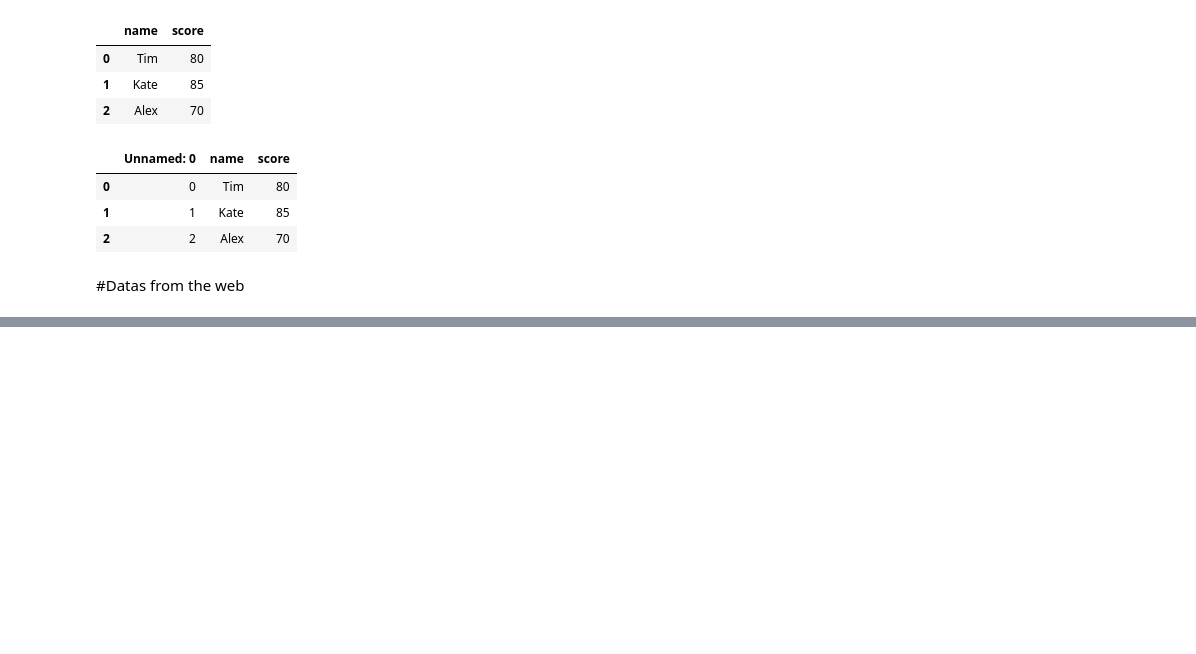
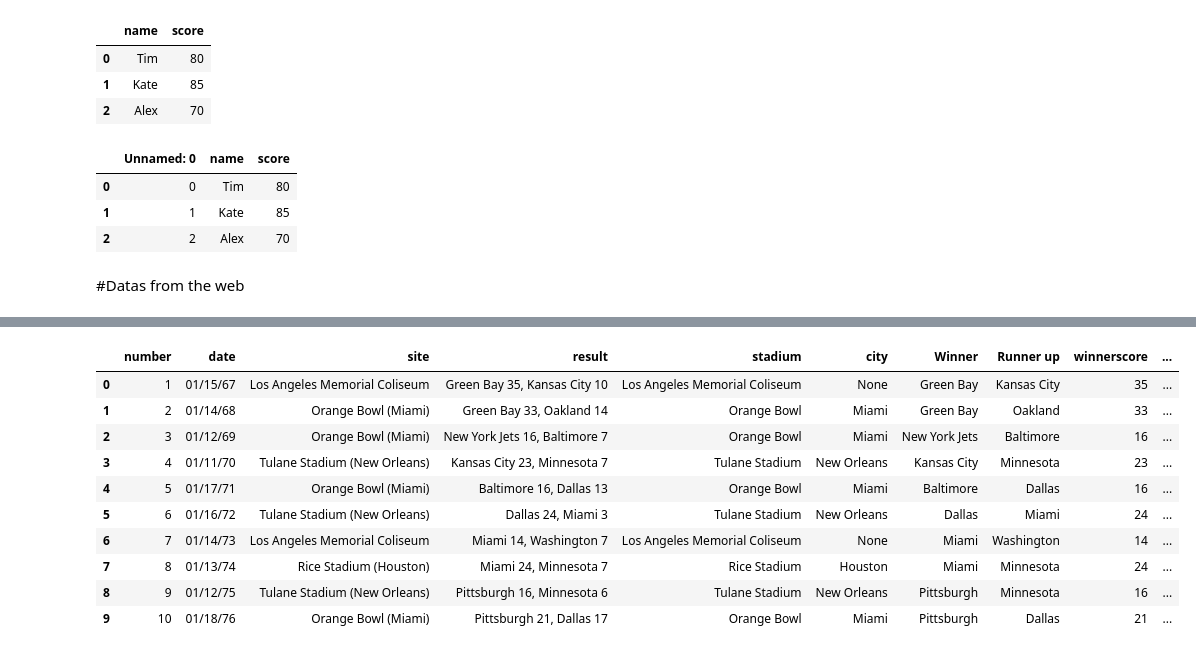
Before and after one commit to KhatiwadaPrajwal056/Data-Science-Libraries-, a Jupyter notebook: pandas.ipynb, the cells around one changed output, grey strips where cells are left out. Drawn from its saved outputs; the diff is of its cells as text; code cells hidden in the pictures; blank space fills up the shorter version.

```diff
--- a/pandas.ipynb
+++ b/pandas.ipynb
@@ -1327,0 +1515,2 @@ newdata4
+# %%
+sb1['winnerscore'] = sb1['Winner'].str.extract(pattern).astype(int)
@@ -1327,0 +1551,14 @@ newdata4
+# %%
+sb1.head(10)
+# %% [output]
+|  | number | date | site | result | stadium | city | Winner | Runner up | winnerscore | ... |
+| 0 | 1 | 01/15/67 | Los Angeles Memorial Coliseum | Green Bay 35, Kansas City 10 | Los Angeles Memorial Coliseum | None | Green Bay | Kansas City | 35 | ... |
+| 1 | 2 | 01/14/68 | Orange Bowl (Miami) | Green Bay 33, Oakland 14 | Orange Bowl | Miami | Green Bay | Oakland | 33 | ... |
+| 2 | 3 | 01/12/69 | Orange Bowl (Miami) | New York Jets 16, Baltimore 7 | Orange Bowl | Miami | New York Jets | Baltimore | 16 | ... |
+| 3 | 4 | 01/11/70 | Tulane Stadium (New Orleans) | Kansas City 23, Minnesota 7 | Tulane Stadium | New Orleans | Kansas City | Minnesota | 23 | ... |
+| 4 | 5 | 01/17/71 | Orange Bowl (Miami) | Baltimore 16, Dallas 13 | Orange Bowl | Miami | Baltimore | Dallas | 16 | ... |
+| 5 | 6 | 01/16/72 | Tulane Stadium (New Orleans) | Dallas 24, Miami 3 | Tulane Stadium | New Orleans | Dallas | Miami | 24 | ... |
+| 6 | 7 | 01/14/73 | Los Angeles Memorial Coliseum | Miami 14, Washington 7 | Los Angeles Memorial Coliseum | None | Miami | Washington | 14 | ... |
+| 7 | 8 | 01/13/74 | Rice Stadium (Houston) | Miami 24, Minnesota 7 | Rice Stadium | Houston | Miami | Minnesota | 24 | ... |
+| 8 | 9 | 01/12/75 | Tulane Stadium (New Orleans) | Pittsburgh 16, Minnesota 6 | Tulane Stadium | New Orleans | Pittsburgh | Minnesota | 16 | ... |
+| 9 | 10 | 01/18/76 | Orange Bowl (Miami) | Pittsburgh 21, Dallas 17 | Orange Bowl | Miami | Pittsburgh | Dallas | 21 | ... |
```
Also changed, not shown: parts of 42 cells of this notebook, 2 other files.
